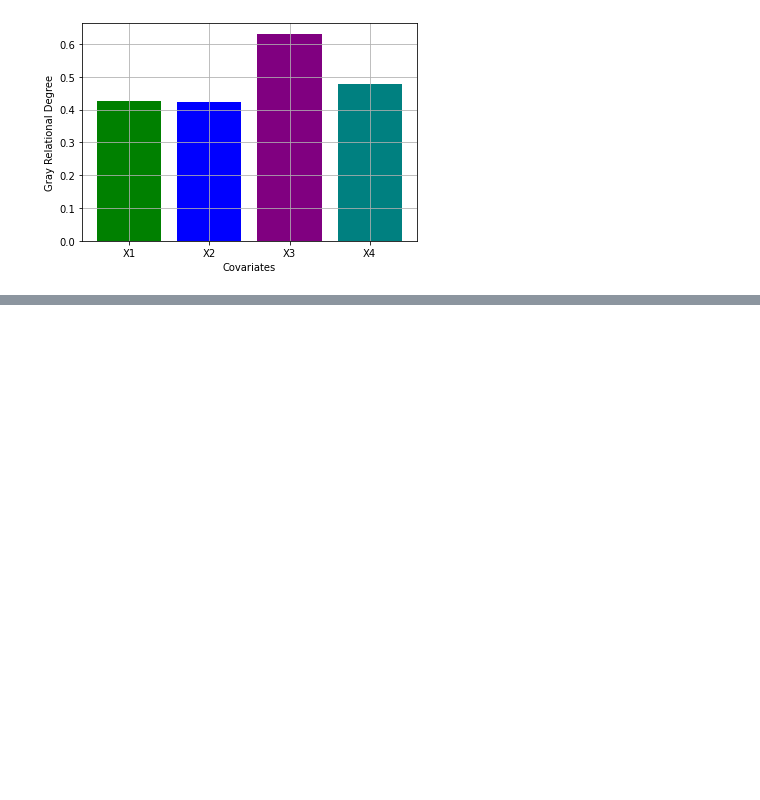
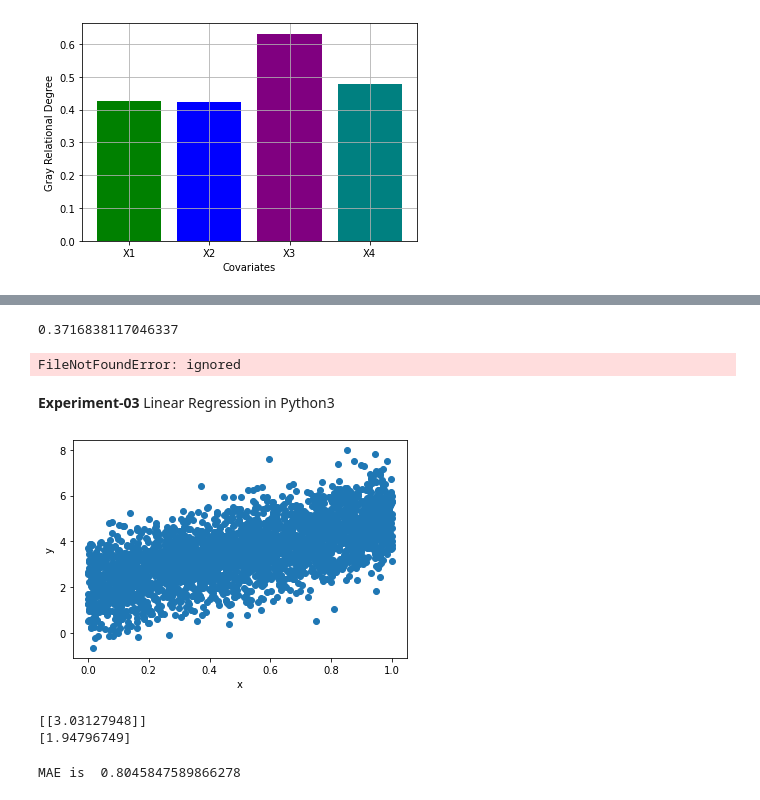
Before and after one commit to harshdhiman-ai/ML-Lab-ICT, a Jupyter notebook: ML_Lab_ICT_B.ipynb, the cells around one changed output, grey strips where cells are left out. Saved outputs shown, nothing was run; the diff lists cells and outputs as text; code cells hidden in the pictures; blank space fills up the shorter version.

```diff
--- a/ML_Lab_ICT_B.ipynb
+++ b/ML_Lab_ICT_B.ipynb
@@ -280,0 +289,23 @@ plt.show()
+# %%
+import math
+def sigmoid(x,beta):
+    k=x[0]*beta[0]+x[1]*beta[1]+x[2]*beta[2]
+    return 1/(1+math.exp(-k))
+sigmoid([1,34.5,3.75],[-6,0.05,1])
+# %% [output]
+0.3716838117046337
+# %%
+train_dir_covid = r'C:\Users\36001207\Desktop\Resized_224x224_COVID_and_Non-COVID_X_Ray_Images\Train-Mendeley\COVID' # image folder
+
+# get the list of jpegs from sub image class folders
+
+#normal_imgs = [fn for fn in os.listdir(f'{train_dir}/NORMAL') if fn.endswith('.jpeg')]
+covid_imgs = [fn for fn in os.listdir(f'{train_dir_covid}') if fn.endswith('.jpeg')]
+
+# randomly select 3 of each
+#select_norm = np.random.choice(normal_imgs, 3, replace = False)
+select_pneu = np.random.choice(covid_imgs, 3, replace = False)
+# %% [output]
+FileNotFoundError: ignored
+# %% [markdown]
+**Experiment-03** Linear Regression in Python3
@@ -280,0 +319,50 @@ plt.show()
+# %%
+# generate random data-set
+np.random.seed(0)
+x = np.random.rand(1,3000)
+noise=np.random.normal(loc=0,scale=1,size=3000)
+y = 2*np.ones((1,3000)) + 3 * x + noise
+x=x.T
+y=y.T
+# %%
+plt.scatter(x,y)
+plt.xlabel('x')
+plt.ylabel('y')
+plt.show()
+# %% [output]
+[figure, added]
+# %%
+# Implement Linear Regression
+from sklearn.linear_model import LinearRegression
+from sklearn.metrics import mean_absolute_error
+model=LinearRegression()
+x_train=x[0:2000,:]
+y_train=y[0:2000,:]
+y_test=y[2000:,:]
+x_test=x[2000:,:]
+
+model.fit(x_train,y_train)
+print(model.coef_)
+print(model.intercept_)
+# %% [output]
+[[3.03127948]]
+[1.94796749]
+# %%
+y_hat=model.intercept_+model.coef_*x_test
+print("MAE is ",mean_absolute_error(y_hat,y_test))
+op=[]
+def error(y_hat,y_test):
+    ae=abs(y_test-y_hat)
+    rss=(y_test-y_hat)**2
+    mse=np.mean((y_hat-y_test)**2)
+    rmse=math.sqrt(mse)
+    plt.subplot(1,2,1)
+    op=plt.hist(ae)
+    plt.xlabel('absolute error')
+    plt.subplot(1,2,2)
+    op=plt.hist(rss)
+    plt.xlabel('residual sum of squares')
+    op=plt.show()
+    return op
+# %% [output]
+MAE is  0.8045847589866278
```
Also changed, not shown: parts of 14 cells of this notebook.
